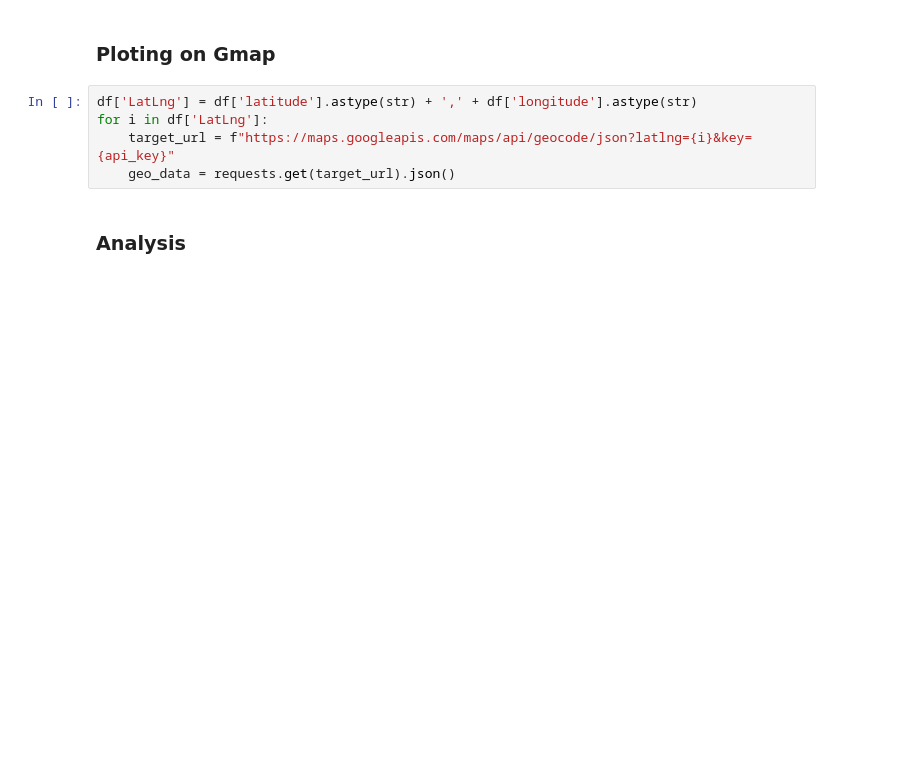
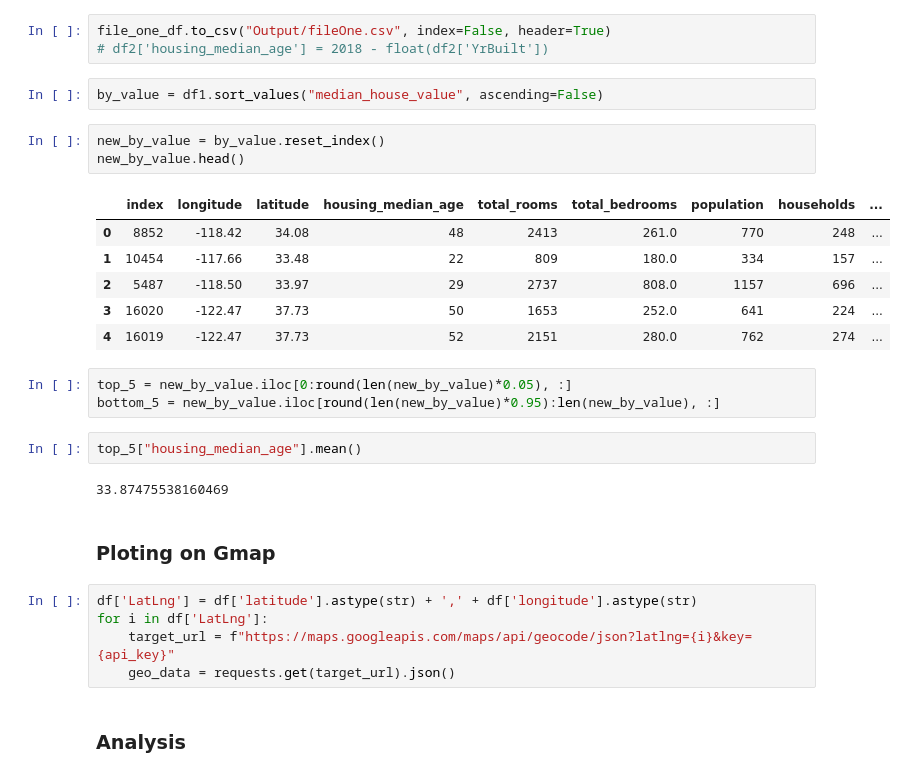
Before and after one commit to truonglybach/project1_UCI, a Jupyter notebook: Project-1.ipynb, the cells around one changed output. Cells and saved outputs as stored; diff of their text form; blank space fills up the shorter version.

```diff
--- a/Project-1.ipynb
+++ b/Project-1.ipynb
@@ -23,3 +79,25 @@ df.head()
+# %%
+file_one_df.to_csv("Output/fileOne.csv", index=False, header=True)
+# df2['housing_median_age'] = 2018 - float(df2['YrBuilt'])
+# %%
+by_value = df1.sort_values("median_house_value", ascending=False)
+# %%
+new_by_value = by_value.reset_index()
+new_by_value.head()
+# %% [output]
+|  | index | longitude | latitude | housing_median_age | total_rooms | total_bedrooms | population | households | ... |
+| 0 | 8852 | -118.42 | 34.08 | 48 | 2413 | 261.0 | 770 | 248 | ... |
+| 1 | 10454 | -117.66 | 33.48 | 22 | 809 | 180.0 | 334 | 157 | ... |
+| 2 | 5487 | -118.50 | 33.97 | 29 | 2737 | 808.0 | 1157 | 696 | ... |
+| 3 | 16020 | -122.47 | 37.73 | 50 | 1653 | 252.0 | 641 | 224 | ... |
+| 4 | 16019 | -122.47 | 37.73 | 52 | 2151 | 280.0 | 762 | 274 | ... |
+# %%
+top_5 = new_by_value.iloc[0:round(len(new_by_value)*0.05), :]
+bottom_5 = new_by_value.iloc[round(len(new_by_value)*0.95):len(new_by_value), :]
+# %%
+top_5["housing_median_age"].mean()
+# %% [output]
+33.87475538160469
 # %% [markdown]
 ### Ploting on Gmap
 # %%
```
Also changed, not shown: parts of 6 cells of this notebook, 16 other files.
